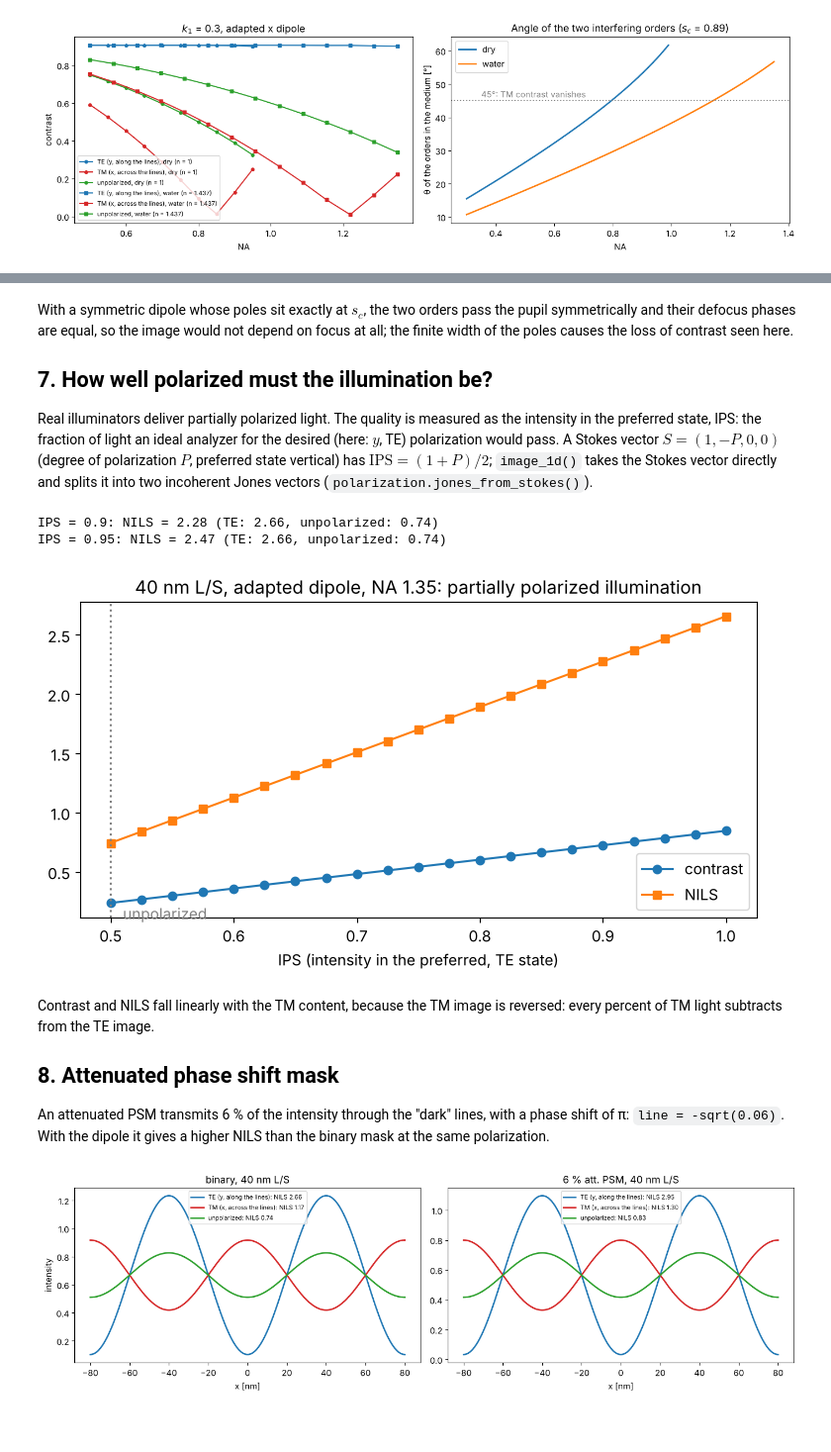
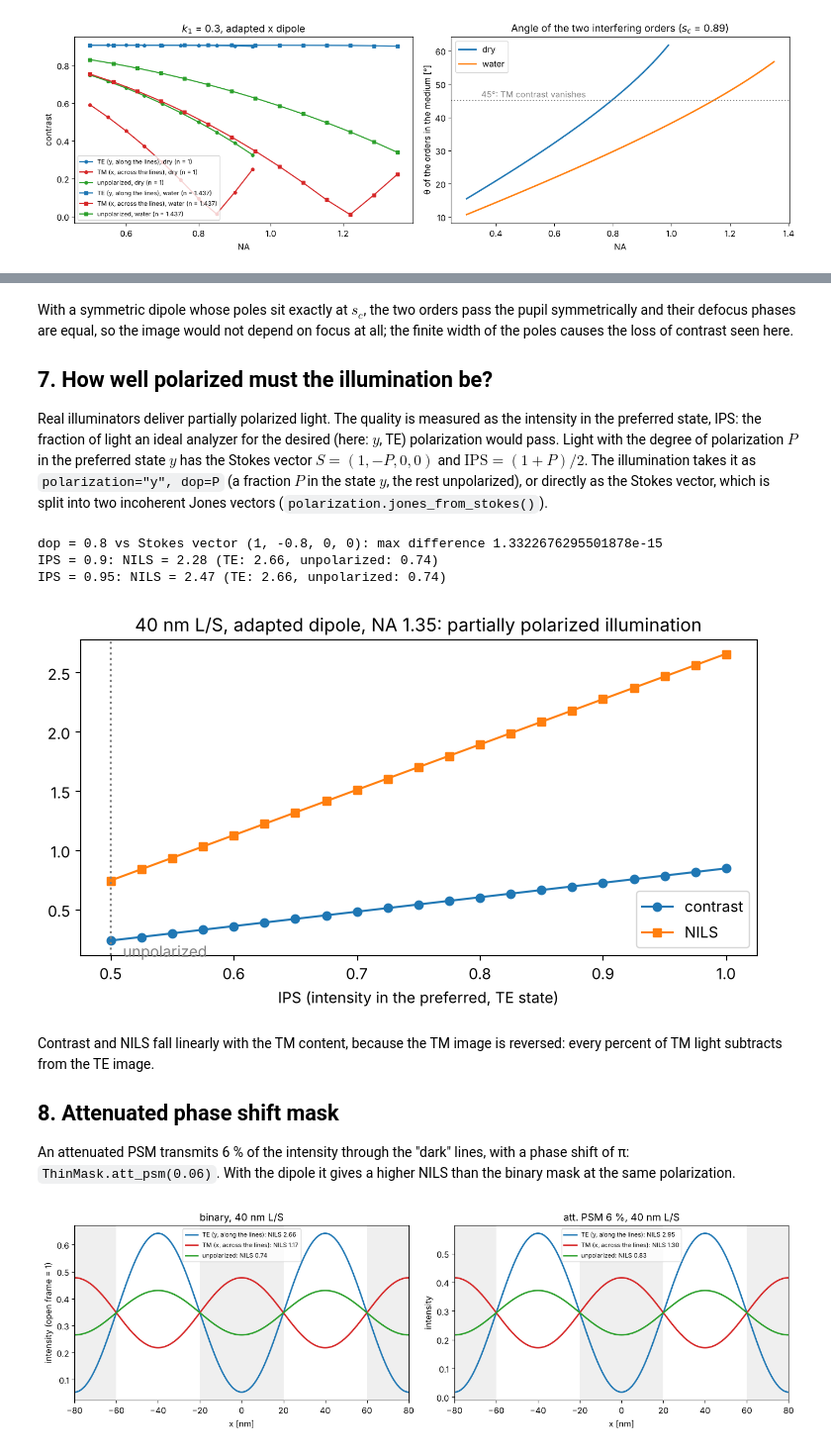
Before and after one commit to aeberspaecher/pyoptics, a Jupyter notebook: notebooks/16_vectorial_imaging_lithography.ipynb, the cells around one changed output, grey strips where cells are left out. Shown at 99% size. Saved outputs shown, nothing was run; the diff lists cells and outputs as text; code cells hidden in the pictures; blank space fills up the shorter version.

```diff
--- a/notebooks/16_vectorial_imaging_lithography.ipynb
+++ b/notebooks/16_vectorial_imaging_lithography.ipynb
@@ -307,20 +316,21 @@ Contrast through focus for 45 nm L/S with the adapted dipole: TE keeps its
 advantage over the whole focus range.
 # %%
 h = 45.0; p = 2*h
-mm, cc = lines_spaces_orders(p, h, 7)
-s_c = wl/(2*p*NA)
-s = source_points("dipole", s_c + 0.1, s_c - 0.1, opening_angle=35, n_samples=61)
+s45 = LithoSimulation(MaskLayout.lines_spaces(p, h), ThinMask.binary(),
+                      Illumination.dipole_for_pitch(p, wl, NA, n_samples=61), water)
 dz = np.linspace(-150, 150, 61)
 xs = np.linspace(-p/2, p/2, 201)
 fig, axes = plt.subplots(1, 2, figsize=(14, 4.3))
 for pol, label, c in POLS:
-    V = [contrast(image_1d(xs, p, (mm, cc), NA, wl, s, pol, n=n_w, defocus=z)) for z in dz]
+    s = s45.with_(illumination=s45.illumination.with_polarization(pol))
+    V = [metrics.contrast(I) for I in s.through_focus(xs, dz)]
     axes[0].plot(dz, V, color=c, lw=2, label=label)
 axes[0].set_xlabel("defocus [nm]"); axes[0].set_ylabel("contrast"); axes[0].legend()
 axes[0].set_title("45 nm L/S, adapted x dipole, NA 1.35")
 # x-z image of the TE case
 zz = np.linspace(-200, 200, 81)
-xz = np.array([image_1d(np.linspace(-p, p, 161), p, (mm, cc), NA, wl, s, "y", n=n_w, defocus=z) for z in zz])
+s_TE = s45.with_(illumination=s45.illumination.with_polarization("y"))
+xz = s_TE.through_focus(np.linspace(-p, p, 161), zz)
 im = axes[1].imshow(xz.T, extent=[zz[0], zz[-1], -p, p], aspect="auto", cmap="inferno")
 axes[1].set_xlabel("defocus [nm]"); axes[1].set_ylabel("x [nm]"); axes[1].set_title("TE image through focus")
 fig.colorbar(im, ax=axes[1])
@@ -337,24 +347,29 @@ loss of contrast seen here.
 
 Real illuminators deliver partially polarized light. The quality is measured
 as the intensity in the preferred state, IPS: the fraction of light an
-ideal analyzer for the desired (here: $y$, TE) polarization would pass. A
-Stokes vector $S = (1, -P, 0, 0)$ (degree of polarization $P$, preferred
-state vertical) has $\mathrm{IPS} = (1 + P)/2$; `image_1d()` takes the
-Stokes vector directly and splits it into two incoherent Jones vectors
-(`polarization.jones_from_stokes()`).
+ideal analyzer for the desired (here: $y$, TE) polarization would pass. Light
+with the degree of polarization $P$ in the preferred state $y$ has the Stokes
+vector $S = (1, -P, 0, 0)$ and $\mathrm{IPS} = (1 + P)/2$. The
+illumination takes it as `polarization="y", dop=P` (a fraction $P$ in the
+state $y$, the rest unpolarized), or directly as the Stokes vector, which is
+split into two incoherent Jones vectors (`polarization.jones_from_stokes()`).
 # %%
 h = 40.0; p = 2*h
-mm, cc = lines_spaces_orders(p, h, 7)
-s_c = wl/(2*p*NA)
-s = source_points("dipole", s_c + 0.1, s_c - 0.1, opening_angle=35, n_samples=61)
+s40 = LithoSimulation(MaskLayout.lines_spaces(p, h), ThinMask.binary(),
+                      Illumination.dipole_for_pitch(p, wl, NA, n_samples=61), water)
 xs = np.linspace(-p/2, p/2, 401)
 P_vals = np.linspace(0, 1, 21)
 ips, V, Nl = [], [], []
 for P in P_vals:
-    S = np.array([1.0, -P, 0.0, 0.0])
-    ips.append(IPS(S, J_V))
-    I = image_1d(xs, p, (mm, cc), NA, wl, s, S, n=n_w)
-    V.append(contrast(I)); Nl.append(nils(xs, I, h/2, h))
+    ips.append(IPS(np.array([1.0, -P, 0.0, 0.0]), J_V))
+    s = s40.with_(illumination=s40.illumination.with_polarization("y", dop=P))
+    I = s.image(xs)
+    V.append(metrics.contrast(I)); Nl.append(metrics.nils(xs, I, h/2, h))
+# the same with the Stokes vector, as a check:
+I_S = s40.with_(illumination=s40.illumination.with_polarization(np.array([1.0, -0.8, 0.0, 0.0]))).image(xs)
+print("dop = 0.8 vs Stokes vector (1, -0.8, 0, 0): max difference",
+      np.abs(I_S - s40.with_(illumination=s40.illumination.with_polarization("y", dop=0.8)).image(xs)).max())
+
 fig, ax = plt.subplots(figsize=(7.5, 4.3))
 ax.plot(ips, V, "o-", label="contrast")
 ax.plot(ips, Nl, "s-", label="NILS")
@@ -366,6 +381,7 @@ for target in (0.9, 0.95):
     print(f"IPS = {target}: NILS = {np.interp(target, ips, Nl):.2f} "
           f"(TE: {Nl[-1]:.2f}, unpolarized: {Nl[0]:.2f})")
 # %% [output]
+dop = 0.8 vs Stokes vector (1, -0.8, 0, 0): max difference 1.3322676295501878e-15
 IPS = 0.9: NILS = 2.28 (TE: 2.66, unpolarized: 0.74)
 IPS = 0.95: NILS = 2.47 (TE: 2.66, unpolarized: 0.74)
 [figure]
@@ -376,24 +392,21 @@ reversed: every percent of TM light subtracts from the TE image.
 ## 8. Attenuated phase shift mask
 
 An attenuated PSM transmits 6 % of the intensity through the "dark" lines,
-with a phase shift of π: `line = -sqrt(0.06)`. With the dipole it gives a
-higher NILS than the binary mask at the same polarization.
+with a phase shift of π: `ThinMask.att_psm(0.06)`. With the dipole it gives
+a higher NILS than the binary mask at the same polarization.
 # %%
-h = 40.0; p = 2*h
-s_c = wl/(2*p*NA)
-s = source_points("dipole", s_c + 0.1, s_c - 0.1, opening_angle=35, n_samples=61)
 xs = np.linspace(-p, p, 801)
 fig, axes = plt.subplots(1, 2, figsize=(14, 4.3))
-for ax, (mask_name, line) in zip(axes, (("binary", 0.0), ("6 % att. PSM", -np.sqrt(0.06)))):
-    mm, cc = lines_spaces_orders(p, h, 7, line=line)
+for ax, stack in zip(axes, (ThinMask.binary(), ThinMask.att_psm(0.06))):
     for pol, label, c in POLS:
-        I = image_1d(xs, p, (mm, cc), NA, wl, s, pol, n=n_w)
-        ax.plot(xs, I, color=c, lw=2, label=f"{label}: NILS {nils(xs, I, h/2, h):.2f}")
-    ax.set_title(f"{mask_name}, 40 nm L/S"); ax.set_xlabel("x [nm]"); ax.legend(fontsize=8)
-axes[0].set_ylabel("intensity")
+        s = s40.with_(stack=stack, illumination=s40.illumination.with_polarization(pol))
+        plot_image(s, xs, s.image(xs), ax=ax, show_mask=(pol == "y"), color=c, lw=2,
+                   label=f"{label}: NILS {s.nils():.2f}")
+    ax.set_title(f"{stack.name}, 40 nm L/S"); ax.set_xlabel("x [nm]"); ax.legend(fontsize=8)
+axes[0].set_ylabel("intensity (open frame = 1)")
 fig.tight_layout()
 # %% [output]
-[figure, old version]
+[figure, new version]
 # %% [markdown]
 ## 9. Two-dimensional masks: contact holes
 
```
Also changed, not shown: parts of 19 cells of this notebook, 12 other files.
